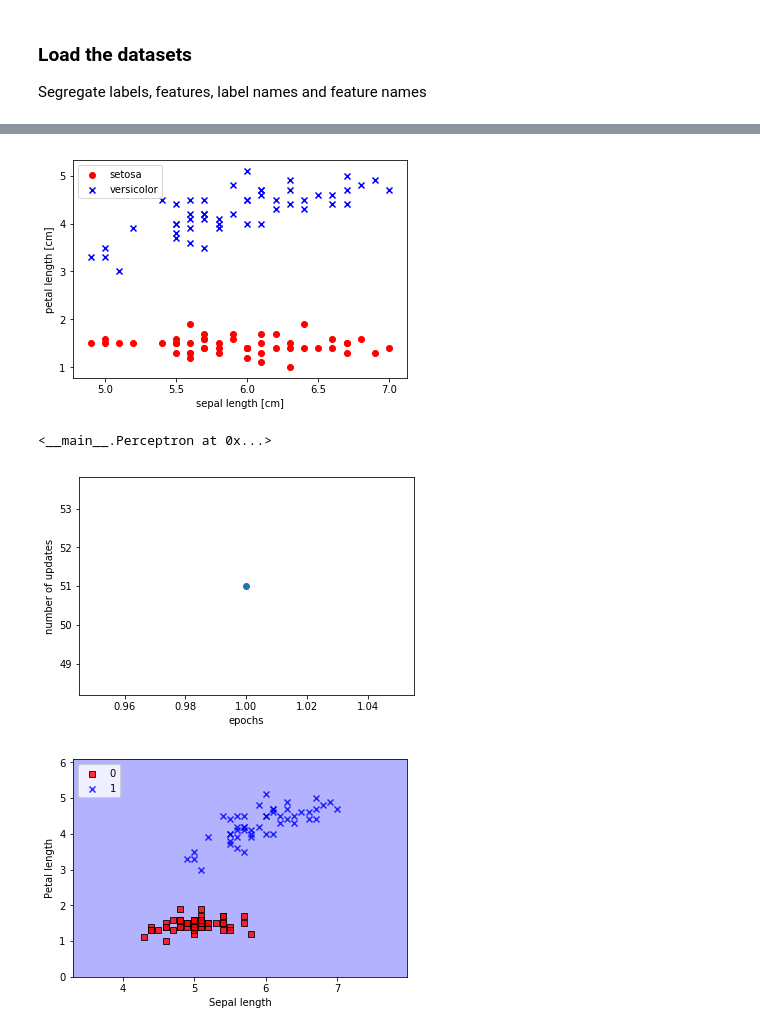
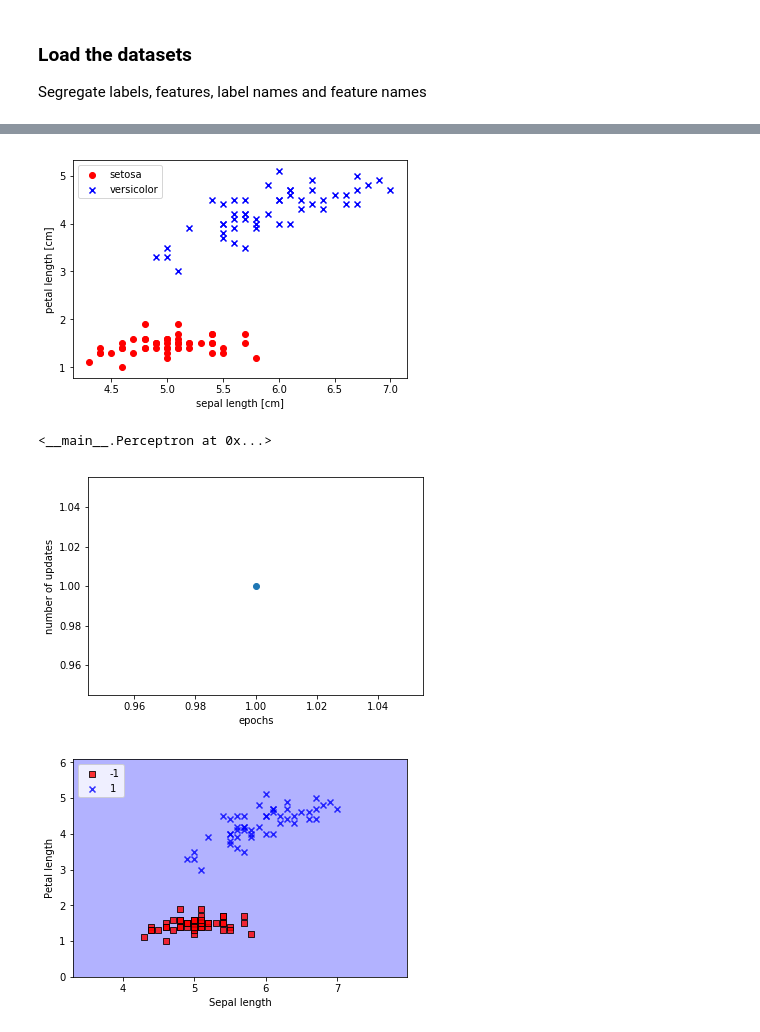
Before and after one commit to NeeleshRoy/perceptrons, a Jupyter notebook: Perceptrons/model.ipynb, the cells around one changed output, grey strips where cells are left out. Cells and saved outputs as stored; diff of their text form; code cells hidden in the pictures.

```diff
--- a/Perceptrons/model.ipynb
+++ b/Perceptrons/model.ipynb
@@ -79,0 +74,3 @@ target_names = dataset.target_names
+# %%
+dataset = pd.read_csv("https://archive.ics.uci.edu/ml/machine-learning-databases/iris/iris.data", header=None)
+dataset
@@ -80,16 +96,17 @@ target_names = dataset.target_names
 # %%
-X = features.iloc[0:100, [0, 2]].values
-y = label.iloc[0:100, 0].values
+X = dataset.iloc[0:100, [0, 2]].values
+y = dataset.iloc[0:100, 4].values
+y = np.where(y == 'Iris-setosa', -1, 1)
 # %%
 #Plotting setosa and versicolor
-plt.scatter(X[50:100, 0], X[:50, 1], color = 'red', marker = 'o', label = 'setosa')
+plt.scatter(X[:50, 0], X[:50, 1], color = 'red', marker = 'o', label = 'setosa')
 plt.scatter(X[50:100, 0], X[50:100, 1], color = 'blue', marker = 'x', label = 'versicolor')
 plt.xlabel('sepal length [cm]')
 plt.ylabel('petal length [cm]')
 plt.legend(loc = 'upper left')
 plt.show()
 # %% [output]
-[figure, old version]
+[figure, new version]
 # %%
 #Model training
 ppn = Perceptron(eta = 0.1, n_iter = 10)
@@ -102,7 +119,7 @@ plt.xlabel('epochs')
 plt.ylabel('number of updates')
 plt.show()
 # %% [output]
-[figure, old version]
+[figure, new version]
 # %%
 # Convenience function to visualize decision boundaries
 
@@ -137,4 +154,4 @@ plt.ylabel("Petal length")
 plt.legend(loc='upper left')
 plt.show()
 # %% [output]
-[figure, old version]
+[figure, new version]
```
Also changed, not shown: parts of 2 cells of this notebook.
